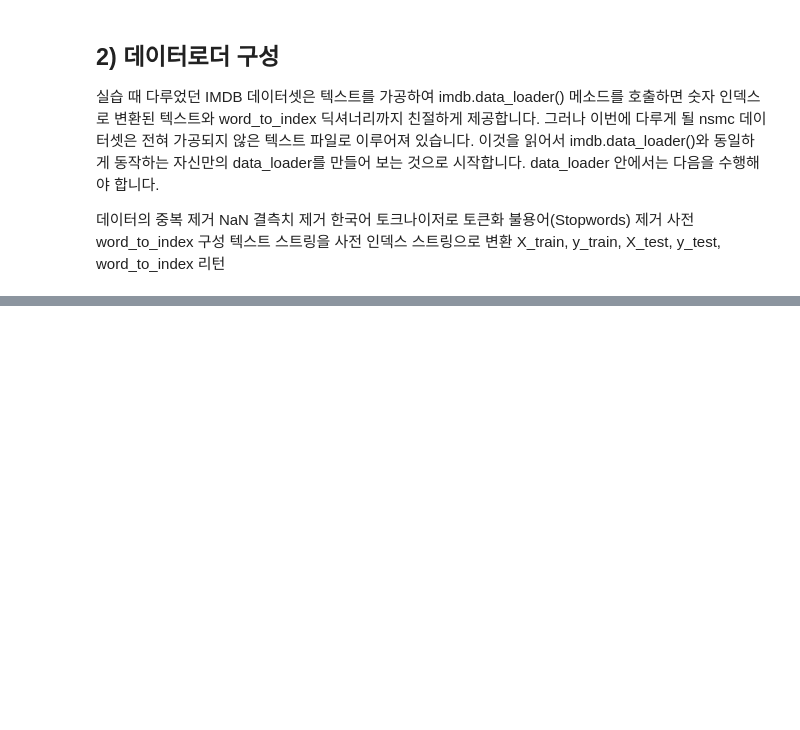
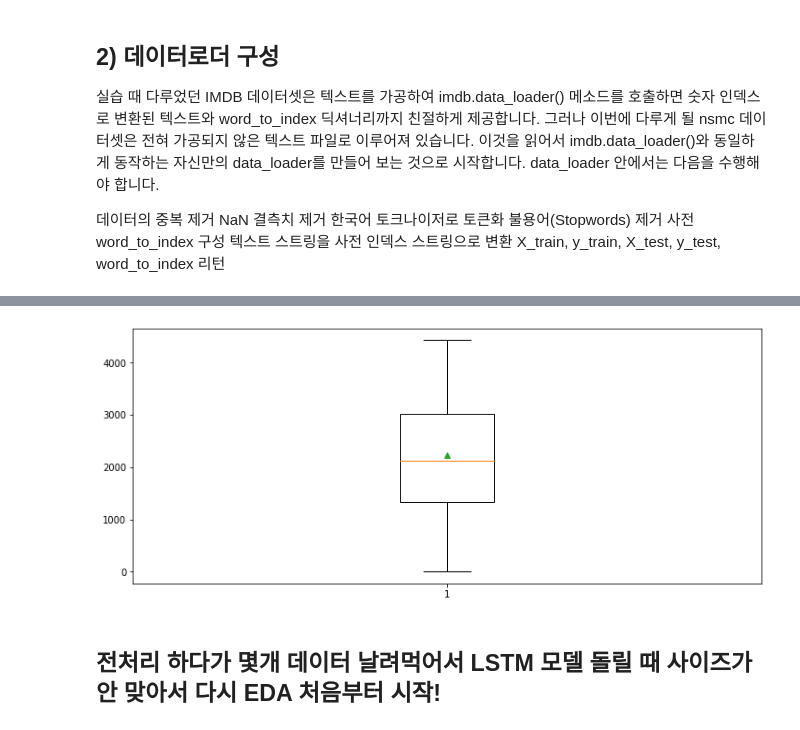
Before and after one commit to peter1505/AIFFEL, a Jupyter notebook: GD_02_SP_movie_sentiment.ipynb, the cells around one changed output, grey strips where cells are left out. Saved outputs shown, nothing was run; the diff lists cells and outputs as text; code cells hidden in the pictures; blank space fills up the shorter version.

```diff
--- a/GD_02_SP_movie_sentiment.ipynb
+++ b/GD_02_SP_movie_sentiment.ipynb
@@ -380,0 +604,8 @@ X_train, y_train, X_test, y_test, word_to_index = load_data(train_data, test_dat
+# %%
+plt.figure(figsize=(12,5))
+plt.boxplot([sentence_length], showmeans=True)
+plt.show()
+# %% [output]
+[figure, added]
+# %% [markdown]
+## 전처리 하다가 몇개 데이터 날려먹어서 LSTM 모델 돌릴 때 사이즈가 안 맞아서 다시 EDA 처음부터 시작!
```
Also changed, not shown: parts of 71 cells of this notebook.
